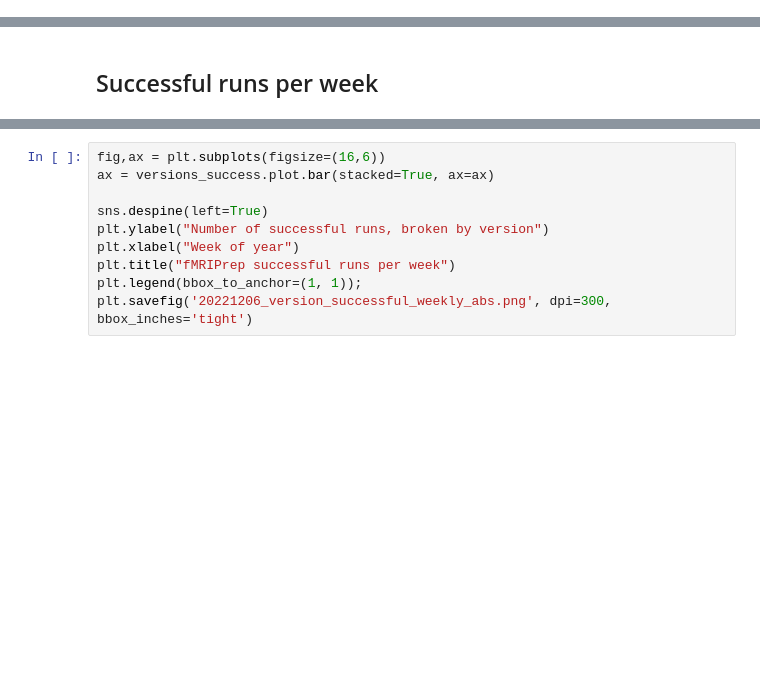
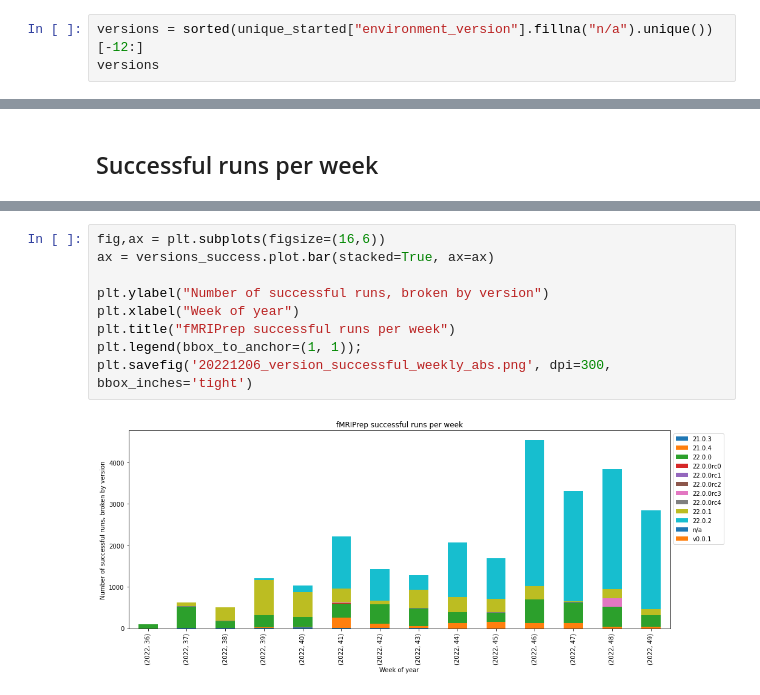
Before and after one commit to nipreps/fmriprep_stats, a Jupyter notebook: notebooks/fmriprep_stats.ipynb, the cells around one changed output, grey strips where cells are left out. Cells and saved outputs as stored; diff of their text form; blank space fills up the shorter version.

```diff
--- a/notebooks/fmriprep_stats.ipynb
+++ b/notebooks/fmriprep_stats.ipynb
@@ -51,0 +82,3 @@ grouped_started_success = unique_started_success.groupby([unique_started_success
+# %%
+versions = sorted(unique_started["environment_version"].fillna("n/a").unique())[-12:]
+versions
@@ -110,13 +160,14 @@ plt.savefig('20221206_successful_weekly_rel.png', dpi=300, bbox_inches='tight')
 # %%
 fig,ax = plt.subplots(figsize=(16,6))
 ax = versions_success.plot.bar(stacked=True, ax=ax)
 
-sns.despine(left=True)
 plt.ylabel("Number of successful runs, broken by version")
 plt.xlabel("Week of year")
 plt.title("fMRIPrep successful runs per week")
 plt.legend(bbox_to_anchor=(1, 1));
 plt.savefig('20221206_version_successful_weekly_abs.png', dpi=300, bbox_inches='tight')
+# %% [output]
+[figure, added]
 # %%
 fig,ax = plt.subplots(figsize=(16,6))
 ax = ((versions_success.T / versions_started.sum(axis=1)).T * 100).plot.bar(stacked=True, ax=ax)
```
Also changed, not shown: parts of 15 cells of this notebook.
